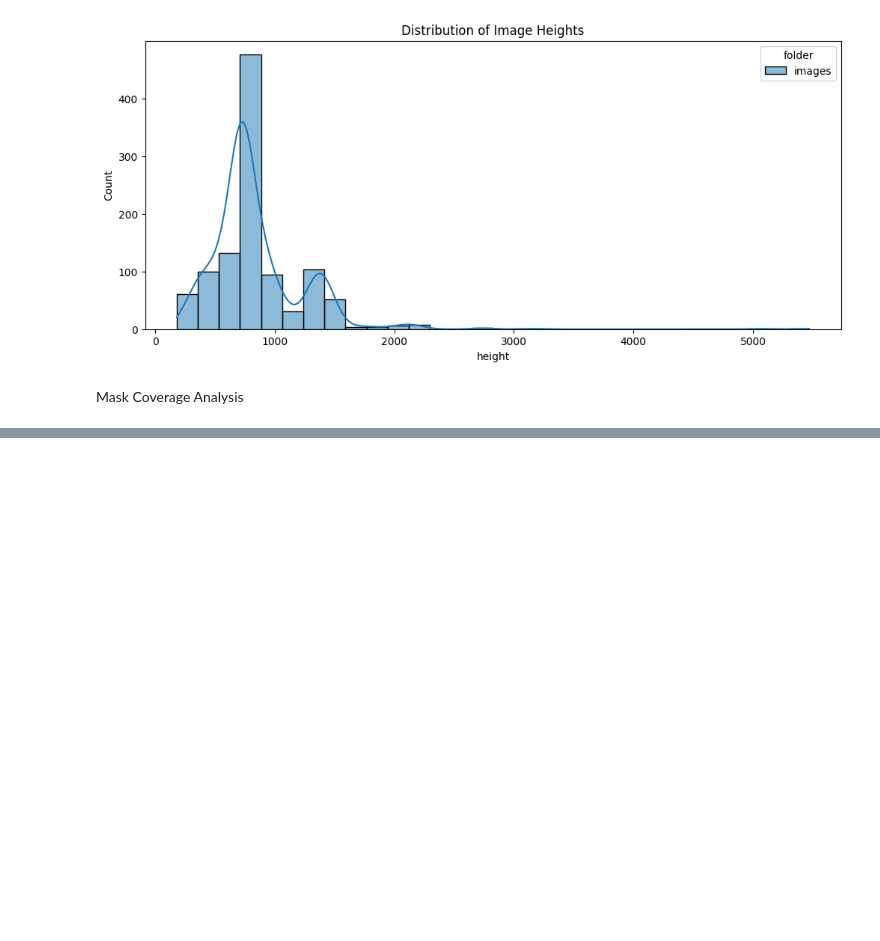
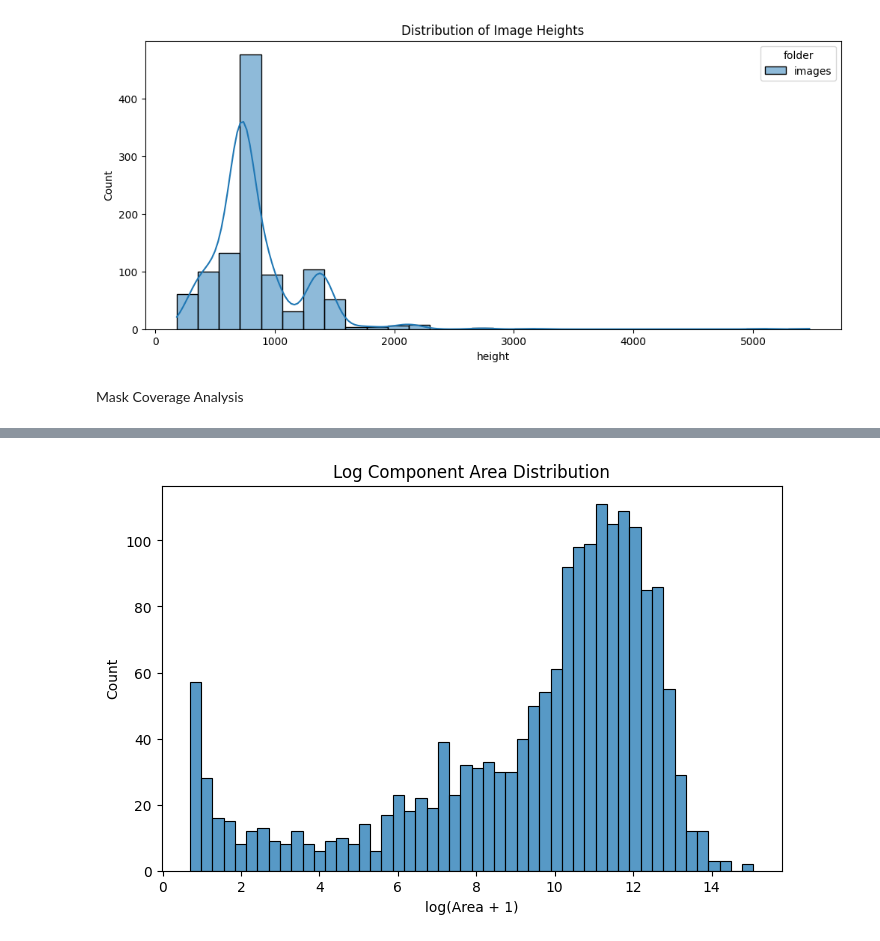
Before and after one commit to ScarletNemesis/High-Level-Military-Camouflage-Detection, a Jupyter notebook: EDA_Of_ACD1K.ipynb, the cells around one changed output, grey strips where cells are left out. Cells and saved outputs as stored; diff of their text form; code cells hidden in the pictures; blank space fills up the shorter version.

```diff
--- a/EDA_Of_ACD1K.ipynb
+++ b/EDA_Of_ACD1K.ipynb
@@ -147,0 +238,43 @@ plt.show()
+# %%
+areas = []
+
+for folder in [Train_Mask_Path, Test_Mask_Path]:
+
+    for file in os.listdir(folder):
+
+        path = os.path.join(folder, file)
+
+        mask = cv2.imread(
+            path,
+            cv2.IMREAD_GRAYSCALE
+        )
+
+        _, binary = cv2.threshold(
+            mask,
+            127,
+            255,
+            cv2.THRESH_BINARY
+        )
+
+        num_labels, labels, stats, _ = cv2.connectedComponentsWithStats(binary)
+
+        for i in range(1, num_labels):
+
+            x, y, w, h, area = stats[i]
+
+            areas.append(area)
+
+plt.figure(figsize=(8,5))
+
+sns.histplot(
+    np.log1p(areas),
+    bins=50
+)
+
+plt.title("Log Component Area Distribution")
+
+plt.xlabel("log(Area + 1)")
+
+plt.show()
+# %% [output]
+[figure, added]
```
Also changed, not shown: parts of 12 cells of this notebook.
